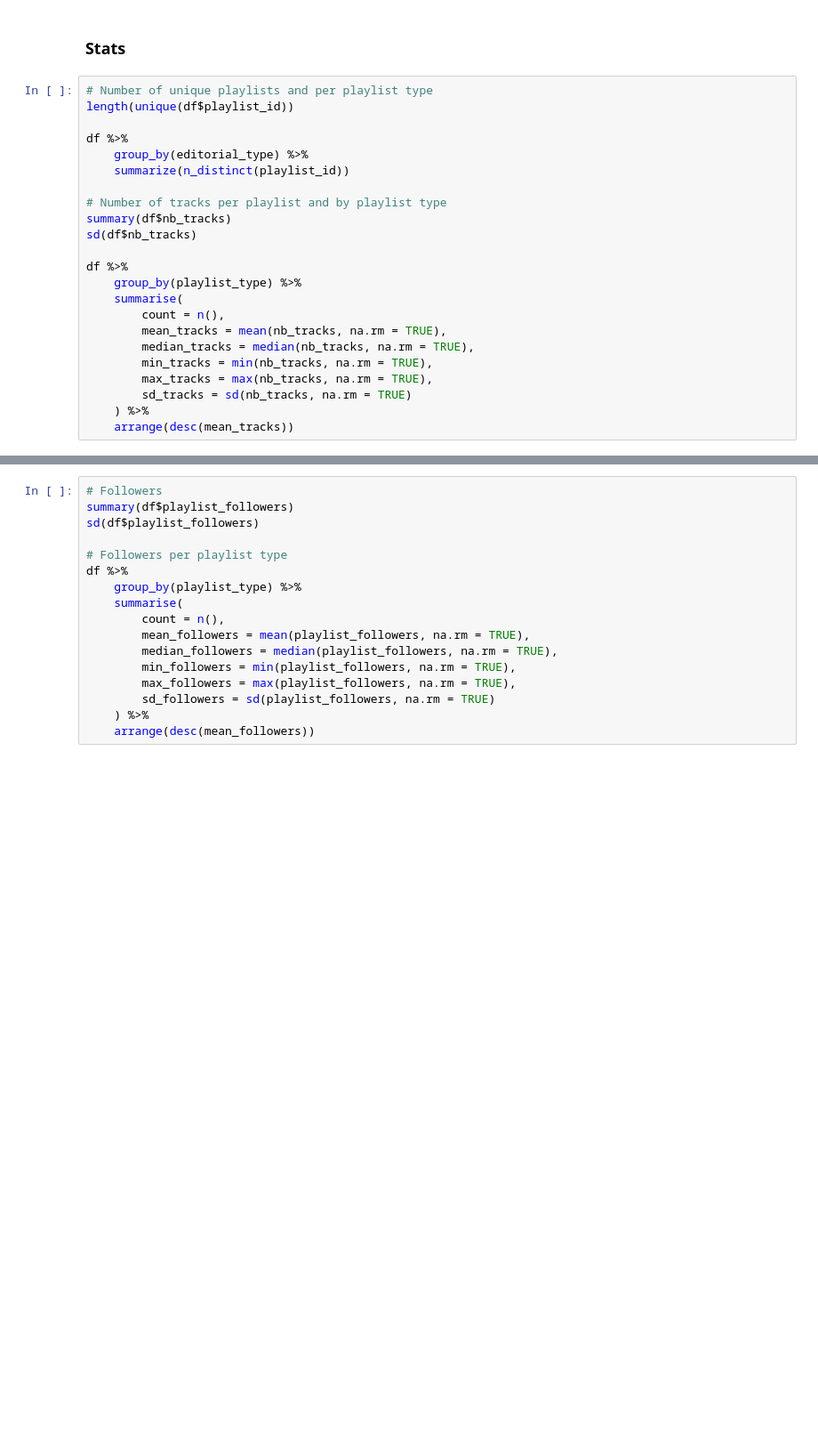
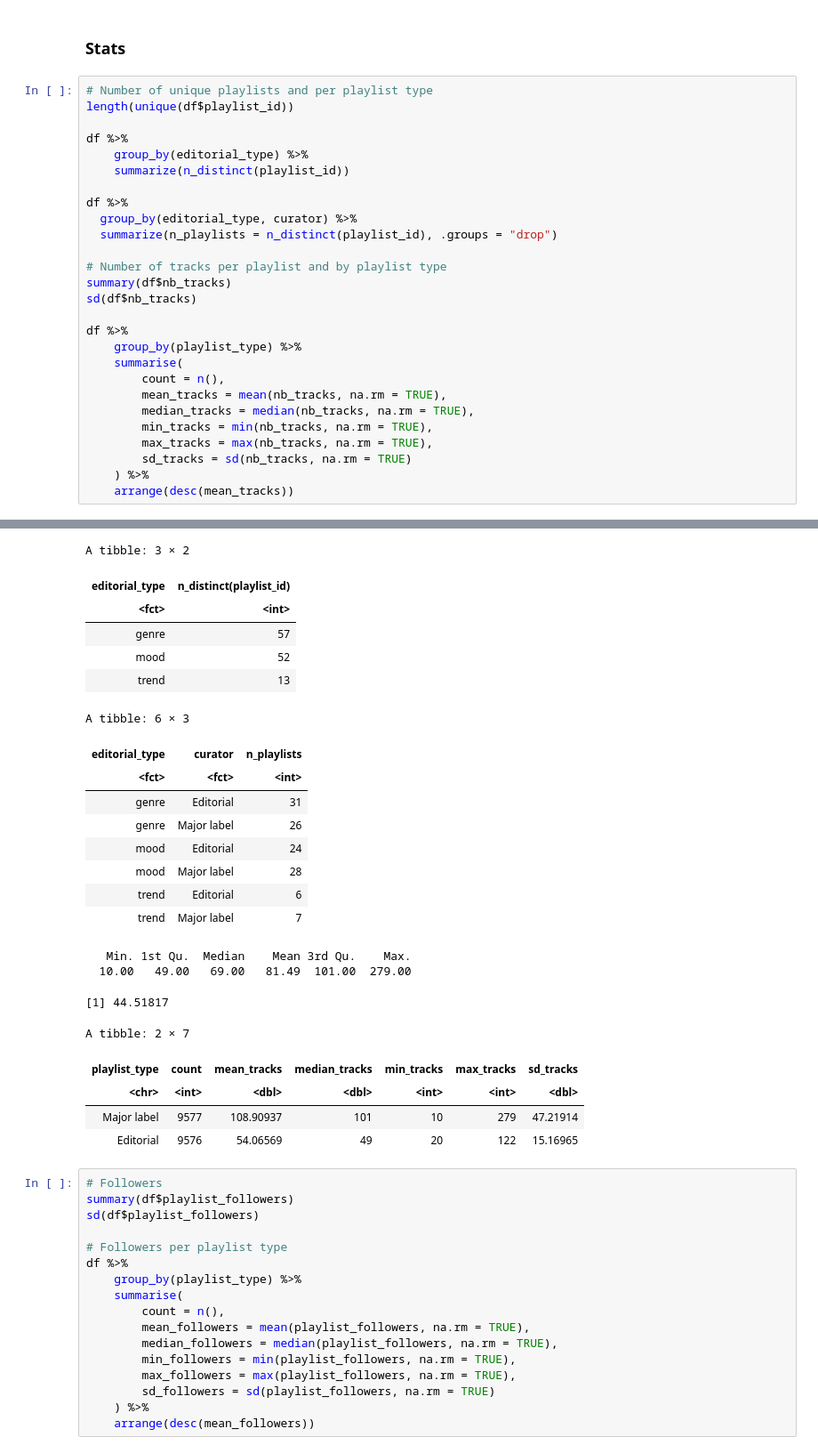
Before and after one commit to julienmbarki/article-diversity-editorial, a Jupyter notebook: data_analysis/data_analysis.ipynb, the cells around one changed output, grey strips where cells are left out. Shown at 89% size. Saved outputs shown, nothing was run; the diff lists cells and outputs as text; blank space fills up the shorter version.

```diff
--- a/data_analysis/data_analysis.ipynb
+++ b/data_analysis/data_analysis.ipynb
@@ -427,6 +427,10 @@ length(unique(df$playlist_id))
 df %>%
     group_by(editorial_type) %>%
     summarize(n_distinct(playlist_id))
+
+df %>%
+  group_by(editorial_type, curator) %>%
+  summarize(n_playlists = n_distinct(playlist_id), .groups = "drop")
 
 # Number of tracks per playlist and by playlist type
 summary(df$nb_tracks)
@@ -443,3 +447,4 @@ df %>%
         sd_tracks = sd(nb_tracks, na.rm = TRUE)
     ) %>%
     arrange(desc(mean_tracks))
+# %% [output]
@@ -446,3 +452,26 @@ df %>%
+A tibble: 3 × 2
+| editorial_type | n_distinct(playlist_id) |
+| <fct> | <int> |
+| genre | 57 |
+| mood | 52 |
+| trend | 13 |
+A tibble: 6 × 3
+| editorial_type | curator | n_playlists |
+| <fct> | <fct> | <int> |
+| genre | Editorial | 31 |
+| genre | Major label | 26 |
+| mood | Editorial | 24 |
+| mood | Major label | 28 |
+| trend | Editorial | 6 |
+| trend | Major label | 7 |
+   Min. 1st Qu.  Median    Mean 3rd Qu.    Max.
+  10.00   49.00   69.00   81.49  101.00  279.00
+[1] 44.51817
+A tibble: 2 × 7
+| playlist_type | count | mean_tracks | median_tracks | min_tracks | max_tracks | sd_tracks |
+| <chr> | <int> | <dbl> | <dbl> | <int> | <int> | <dbl> |
+| Major label | 9577 | 108.90937 | 101 | 10 | 279 | 47.21914 |
+| Editorial | 9576 | 54.06569 | 49 | 20 | 122 | 15.16965 |
 # %%
 # Followers
 summary(df$playlist_followers)
```
Also changed, not shown: parts of 26 cells of this notebook.
